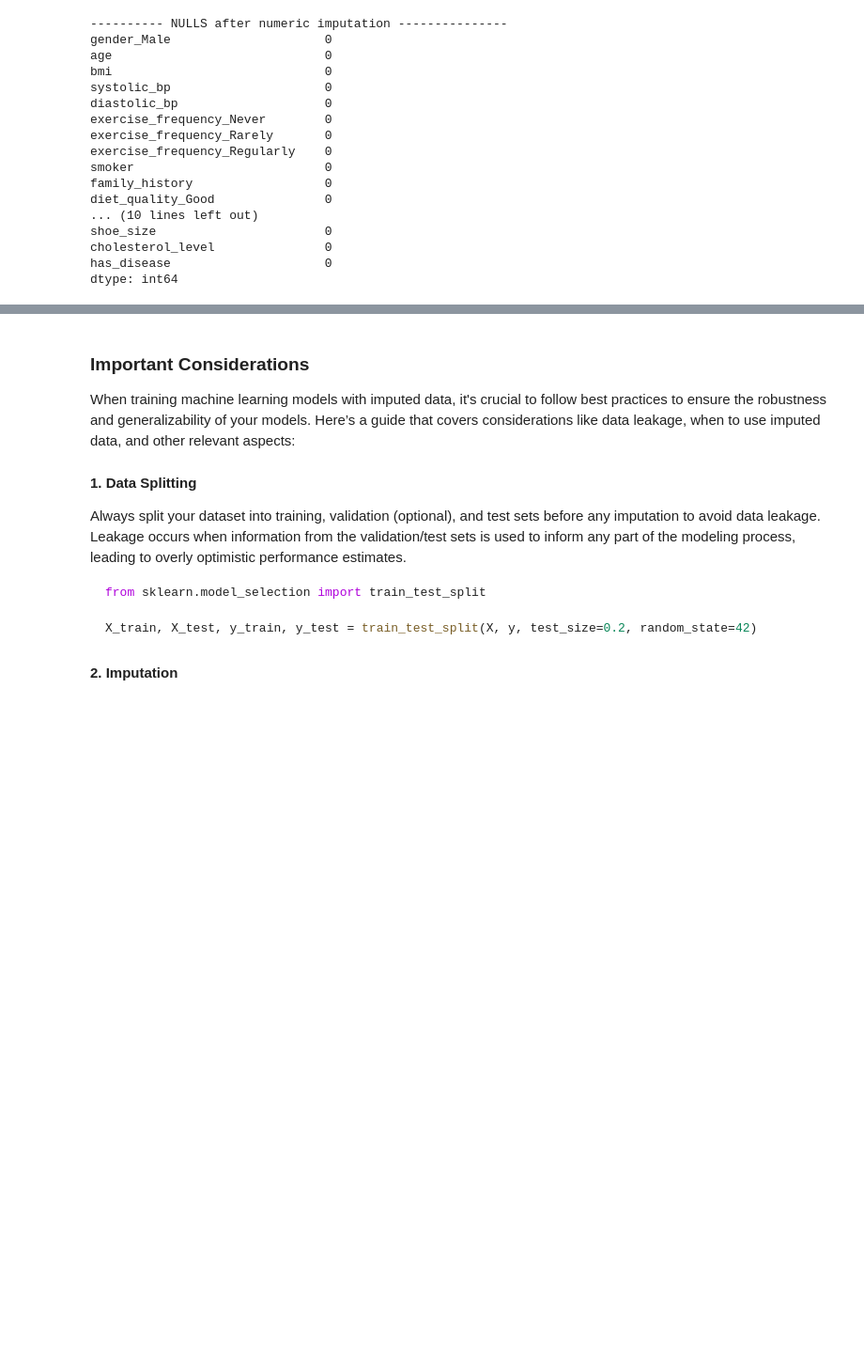
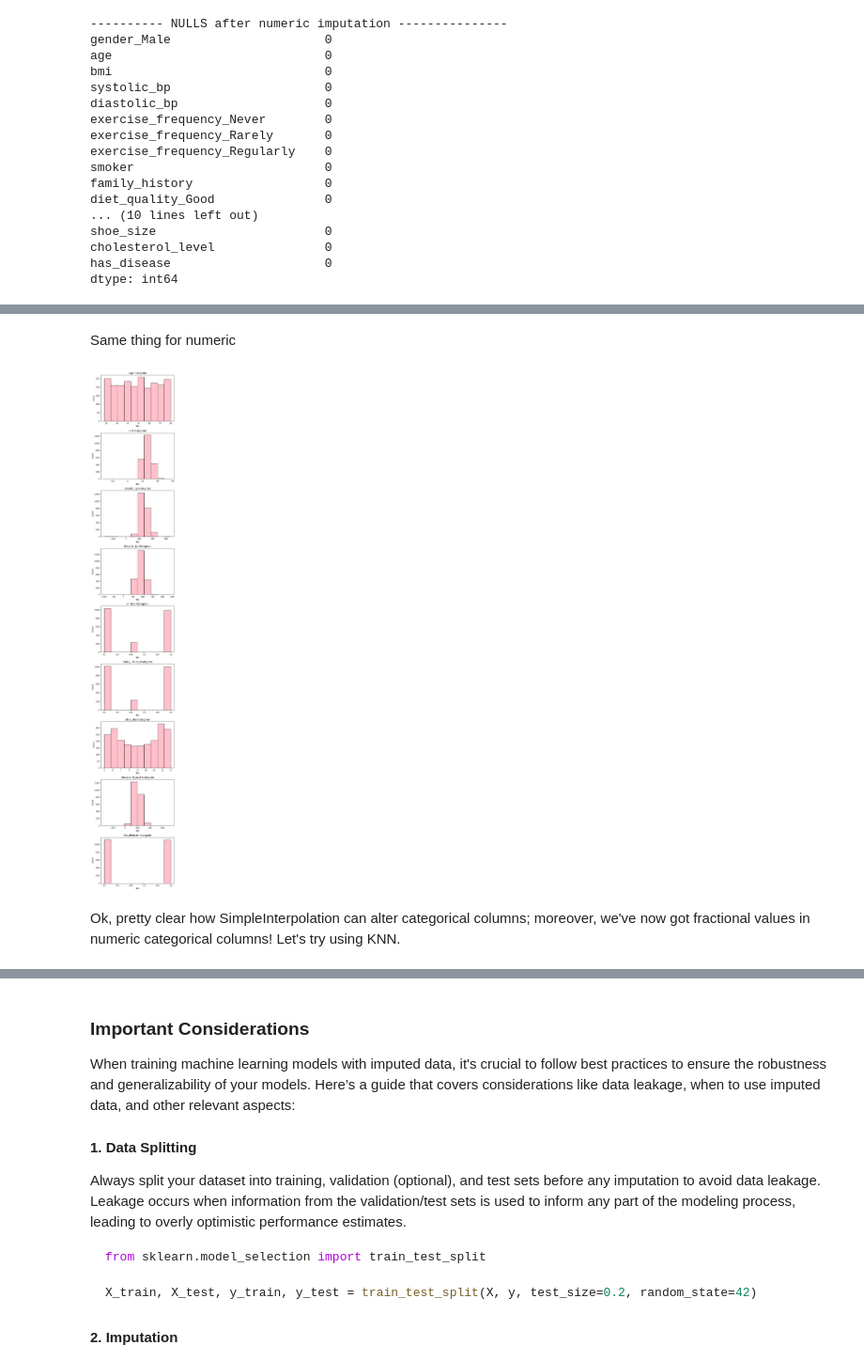
Before and after one commit to IST407-707/all-weekly-lectures-answers, a Jupyter notebook: week5-lab-encoding.ipynb, the cells around one changed output, grey strips where cells are left out. Shown at 94% size. Drawn from its saved outputs; the diff is of its cells as text; code cells hidden in the pictures; blank space fills up the shorter version.

```diff
--- a/week5-lab-encoding.ipynb
+++ b/week5-lab-encoding.ipynb
@@ -608,0 +721,21 @@ dtype: int64
+# %% [markdown]
+Same thing for numeric
+# %%
+def examine_numeric_histograms(data):
+    numeric_columns = [col for col in data.columns if data[col].dtype not in ['object','categorical']]
+    fig, axes = plt.subplots(len(numeric_columns), 1
+    , figsize=(6,len(numeric_columns)*4))
+    for idx,col in enumerate(numeric_columns):
+        data[col].plot(kind='hist', color='pink', edgecolor='black', ax=axes[idx])
+        axes[idx].set_title(f"{col} histogram")
+        axes[idx].set_xlabel('Bin')
+        axes[idx].set_ylabel('Count')
+
+    plt.tight_layout()
+    plt.show()
+
+examine_numeric_histograms(df_original_imputed)
+# %% [output]
+[figure, added]
+# %% [markdown]
+Ok, pretty clear how SimpleInterpolation can alter categorical columns; moreover, we've now got fractional values in numeric categorical columns!  Let's try using KNN.
```
Also changed, not shown: parts of 15 cells of this notebook, 1 other file.
